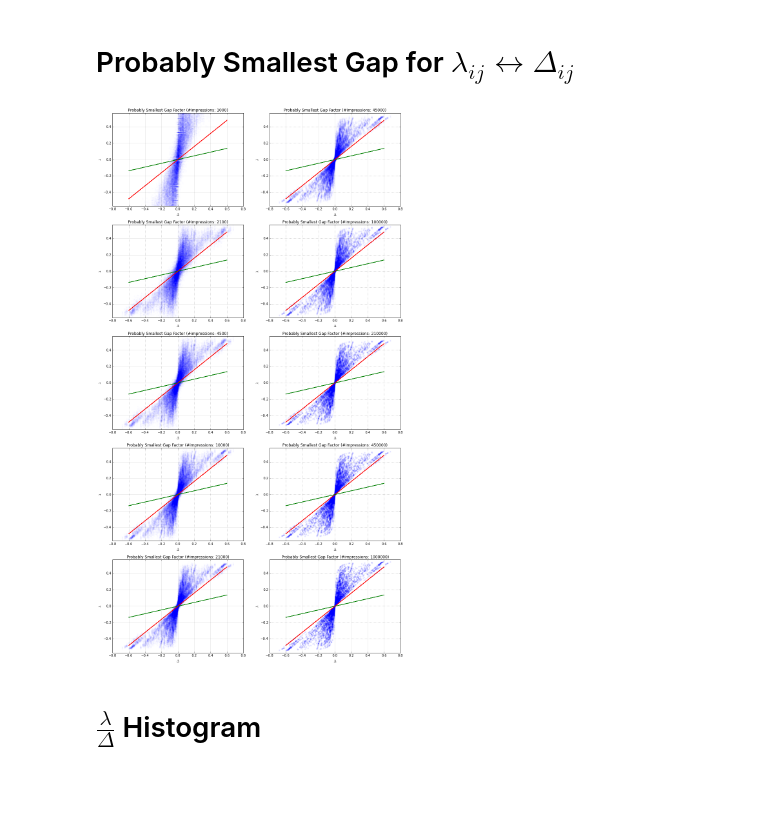
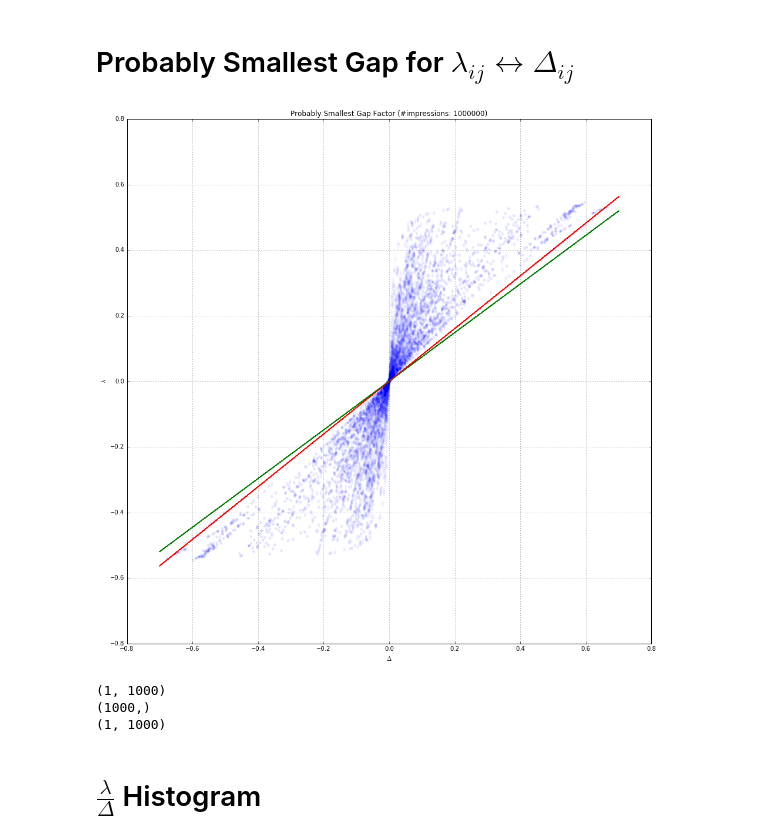
Before and after one commit to changlicn/PyClickLambdas, a Jupyter notebook: scripts/ClickBasedLambdasExperiments.ipynb, the cells around one changed output. Cells and saved outputs as stored; diff of their text form; code cells hidden in the pictures; blank space fills up the shorter version.

```diff
--- a/scripts/ClickBasedLambdasExperiments.ipynb
+++ b/scripts/ClickBasedLambdasExperiments.ipynb
@@ -397,35 +401,48 @@ plt.show(fig)
 # Probably Smallest Gap for $\lambda_{ij} \leftrightarrow \Delta_{ij}$
 # %%
 # Fished numbers :)
-g1 = 0.22796567480582483 # Green Line :- P(lambda < delta * g1) < 0.0033
-r2 = 0.79990317724734594 # Red Line :- P(lambda < delta * g1) < 0.01
+g1 = 0.741911843196 # 0.22796567480582483 # Green Line :- P(lambda < delta * g1) < 0.0033
+r2 = 0.804044404376 # 0.79990317724734594 # Red Line :- P(lambda < delta * g1) < 0.01
 
-fig, axes = plt.subplots(5, 2, figsize=(16, 30), sharex=True)
+fig, axes = plt.subplots(1, 1, figsize=(16, 16), sharex=True)
 
-for i, n_impressions in enumerate(sorted(MQD[click_model_type][query]['stats'].keys())):
-    ax = axes[i % 5, i / 5]
+for i, n_impressions in list(enumerate(sorted(MQD[click_model_type][query]['stats'].keys())[-1:])):
+    ax = axes #[i % 5, i / 5]
     for click_model_type in MQD:
         for query in MQD[click_model_type]:
             relevances = MQD[click_model_type][query]['relevances']
             deltas = relevances[:, None] - relevances[None, :]
             lambdas = MQD[click_model_type][query]['stats'][n_impressions]['lambdas']
 
             y = lambdas.ravel()
-            x = np.tile(deltas.ravel(), (1, lambdas.shape[0]))
+            x = np.tile(deltas.ravel(), (lambdas.shape[0],))
+
+#             nts_x_mask = (np.abs(x) > 1e-3)
+#             x = x[nts_x_mask]
+#             y = y[nts_x_mask]
 
             ax.scatter(x, y, edgecolor='none', alpha=0.01)
-            ax.plot([-0.6, 0.6], [-0.6 * g1, 0.6 * g1], 'g-')
-            ax.plot([-0.6, 0.6], [-0.6 * r2, 0.6 * r2], 'r-')
+            x_lim = 0.7
+            ax.plot([-x_lim, x_lim], [-x_lim * g1, x_lim * g1], 'g-')
+            ax.plot([-x_lim, x_lim], [-x_lim * r2, x_lim * r2], 'r-')
 
             ax.set_title('Probably Smallest Gap Factor (#impressions: %d)' % n_impressions)
             ax.set_ylabel(r'$\lambda$')
             ax.set_xlabel(r'$\Delta$')
             ax.set_aspect('equal')
             plt.setp(ax.get_xticklabels(), visible=True)
             ax.grid(True, axis='both', which='both')
 plt.show(fig)
 # %% [output]
-[figure, old version]
+[figure, new version]
+# %%
+print x.shape
+print y.shape
+print nts_x_mask.shape
+# %% [output]
+(1, 1000)
+(1000,)
+(1, 1000)
 # %% [markdown]
 # $\frac{\lambda}{\Delta}$ Histogram
 # %% [markdown]
```
Also changed, not shown: parts of 10 cells of this notebook.
